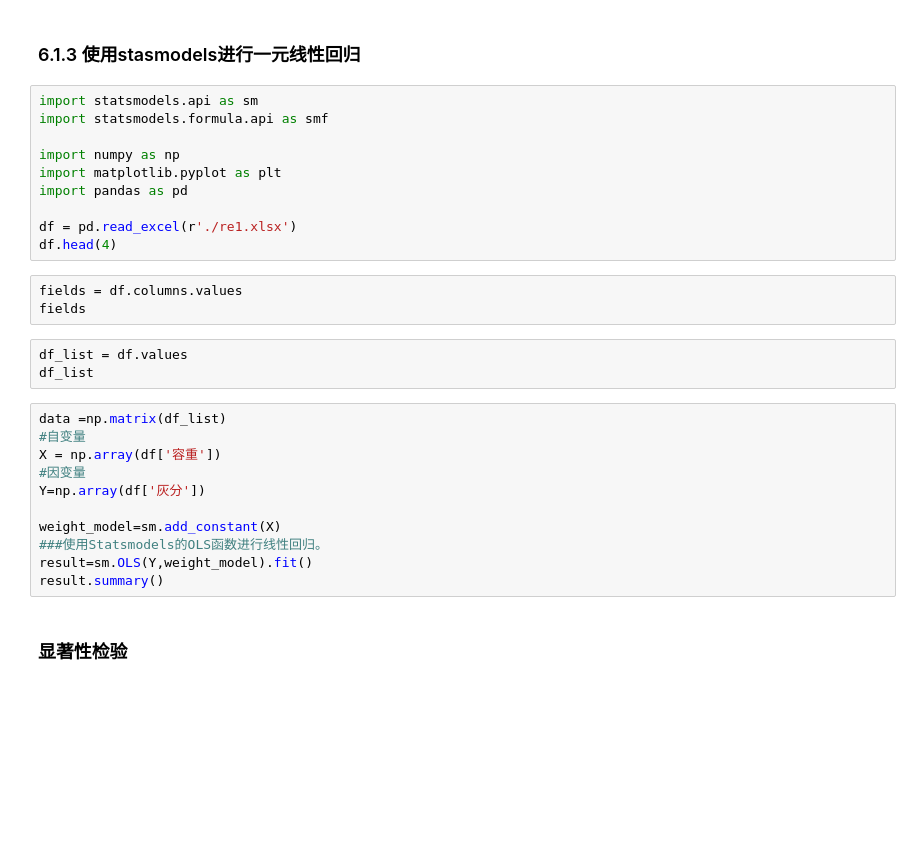
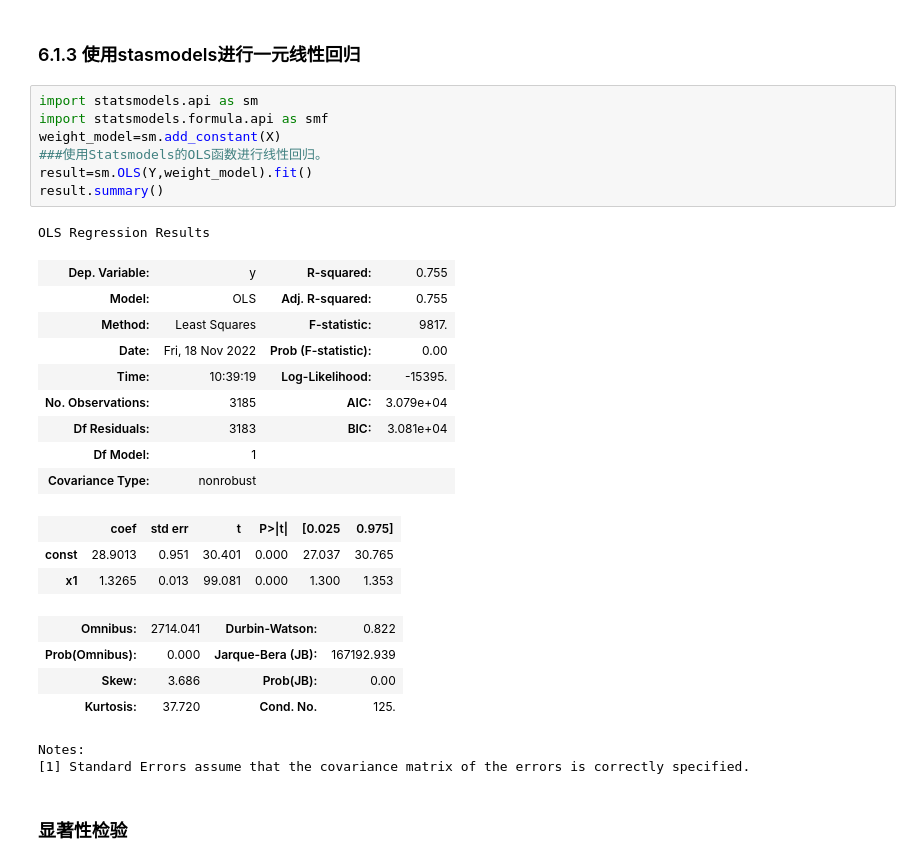
Before and after one commit to xyt556/Big_Data_Test, a Jupyter notebook: Data_preprocess/6.1-回归.ipynb, the cells around one changed output. Drawn from its saved outputs; the diff is of its cells as text; blank space fills up the shorter version.

```diff
--- a/Data_preprocess/6.1-回归.ipynb
+++ b/Data_preprocess/6.1-回归.ipynb
@@ -72,30 +95,30 @@ Reshape your data either using array.reshape(-1, 1) if your data has a single fe
 # %%
 import statsmodels.api as sm
 import statsmodels.formula.api as smf
-
-import numpy as np
-import matplotlib.pyplot as plt
-import pandas as pd
-
-df = pd.read_excel(r'./re1.xlsx')
-df.head(4)
+weight_model=sm.add_constant(X)
+###使用Statsmodels的OLS函数进行线性回归。
+result=sm.OLS(Y,weight_model).fit()
+result.summary()
+# %% [output]
+OLS Regression Results
+| Dep. Variable: | y | R-squared: | 0.755 |
+| Model: | OLS | Adj. R-squared: | 0.755 |
+| Method: | Least Squares | F-statistic: | 9817. |
+| Date: | Fri, 18 Nov 2022 | Prob (F-statistic): | 0.00 |
+| Time: | 10:39:19 | Log-Likelihood: | -15395. |
+| No. Observations: | 3185 | AIC: | 3.079e+04 |
+| Df Residuals: | 3183 | BIC: | 3.081e+04 |
+| Df Model: | 1 |  |  |
+| Covariance Type: | nonrobust |  |  |
+|  | coef | std err | t | P>|t| | [0.025 | 0.975] |
+| const | 28.9013 | 0.951 | 30.401 | 0.000 | 27.037 | 30.765 |
+| x1 | 1.3265 | 0.013 | 99.081 | 0.000 | 1.300 | 1.353 |
+| Omnibus: | 2714.041 | Durbin-Watson: | 0.822 |
+| Prob(Omnibus): | 0.000 | Jarque-Bera (JB): | 167192.939 |
+| Skew: | 3.686 | Prob(JB): | 0.00 |
+| Kurtosis: | 37.720 | Cond. No. | 125. |
+Notes:
+[1] Standard Errors assume that the covariance matrix of the errors is correctly specified.
-# %%
-fields = df.columns.values
-fields
-# %%
-df_list = df.values
-df_list
-# %%
-data =np.matrix(df_list)
-#自变量
-X = np.array(df['容重'])
-#因变量
-Y=np.array(df['灰分'])
-
-weight_model=sm.add_constant(X)
-###使用Statsmodels的OLS函数进行线性回归。
-result=sm.OLS(Y,weight_model).fit()
-result.summary()
 # %% [markdown]
 ### 显著性检验
 # %%
```
Also changed, not shown: parts of 6 cells of this notebook, 1 other file.
